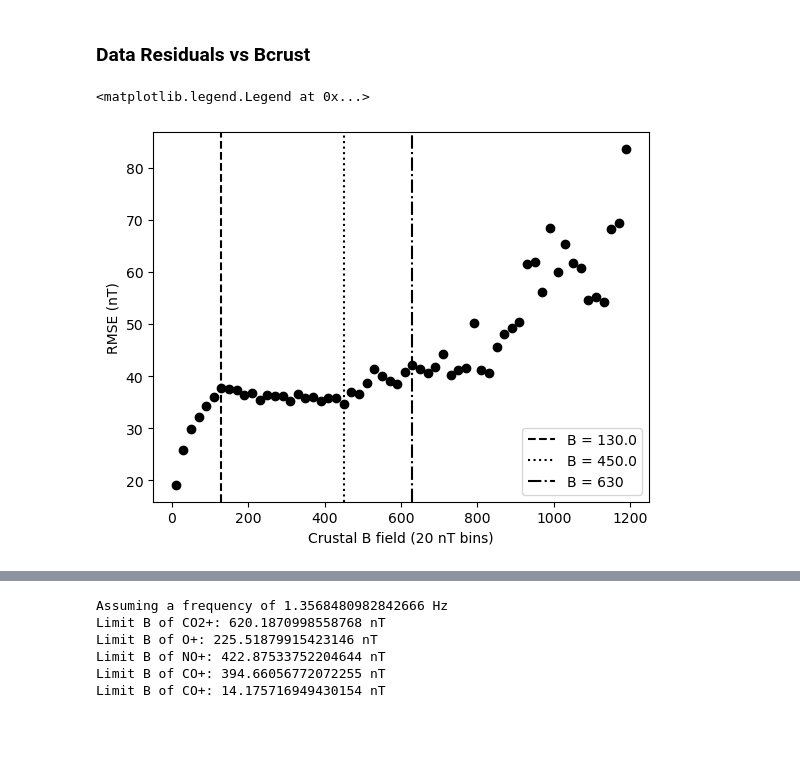
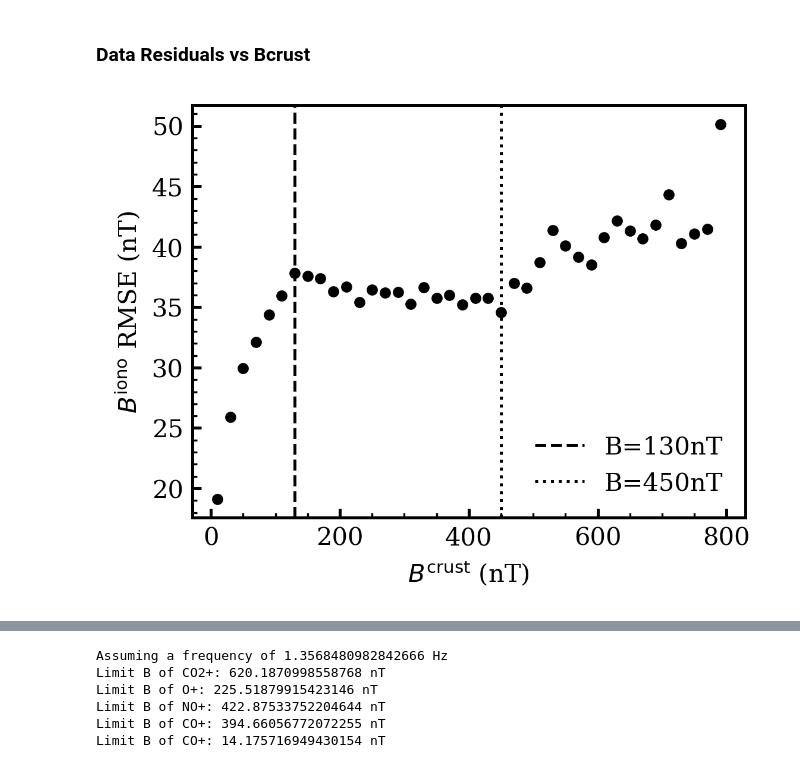
Before and after one commit to TimotheeDelcourt/mars_currents_pinn, a Jupyter notebook: scripts/playground.ipynb, the cells around one changed output, grey strips where cells are left out. Cells and saved outputs as stored; diff of their text form; code cells hidden in the pictures; blank space fills up the shorter version.

```diff
--- a/scripts/playground.ipynb
+++ b/scripts/playground.ipynb
@@ -403,0 +607,22 @@ Computing bins
+# %%
+component_str = 'altitude'
+component_col = 0
+unit = 'km'
+day_side = False
+component = []
+res = []
+step = 10
+for season_i,season in enumerate(['spring','summer','autumn','winter']):
+    component_i, res_i = prepare_component_and_res(component_col, season,day_side)
+    component.append(component_i)
+    res.append(res_i)
+component = np.concatenate(component)
+res = np.concatenate(res)
+
+comp_min, comp_max = min(component), max(component)
+bins = np.arange(comp_min,comp_max+step,step)
+mses = []
+print('Computing bins')
+for i in range(len(bins)-1):
+    bin_mask = (component >= bins[i]) & (component < bins[i+1])
+    mses.append(np.sqrt(np.mean(res[bin_mask]**2)))
@@ -558,7 +916,7 @@ for season in ['autumn', 'winter', 'spring', 'summer']:
 # compute the residuals
 def prepare_B_crust_and_res(season = 'summer',alt_max=None,day_side=False):
 
-    condition = get_condition(season)
+    condition = get_seasons_condition(season)
     observation_mso = torch.load('data/observation_mso.pt')[condition]
     crustal_field_mso = torch.load('data/crustal_field_mso.pt')[condition]
     target = observation_mso - crustal_field_mso
@@ -617,35 +975,37 @@ res = np.concatenate(res)
 # %%
 # Residuals vs B_crust seasons merged, part 2
 # alt_max = 150
 step = 20
-b_max = 1200#max(B_crust)
+b_max = 800#max(B_crust)
 B_bins = np.arange(0,b_max+step,step)
 B_mses = []
 for i in range(len(B_bins)-1):
     bin_mask = (B_crust >= B_bins[i]) & (B_crust < B_bins[i+1])
     B_mses.append(np.sqrt(np.mean(res[bin_mask]**2)))
 
 plt.figure()
 # plt.grid()
 # plt.plot(B_bins[:-1]+step/2, B_mses,label=season, color='k')
 plt.scatter(B_bins[:-1]+step/2, B_mses, color='k')
-plt.xlabel(f'Crustal B field ({step} nT bins)')
-plt.ylabel('RMSE (nT)')
-plt.axvline(x=B_bins[6]+step/2, color='k', linestyle='--',label=f'B = {B_bins[6]+step/2:.1f}')
-plt.axvline(x=B_bins[22]+step/2, color='k', linestyle=':',label=f'B = {B_bins[22]+step/2:.1f}')
-plt.axvline(x=630, color='k', linestyle='-.',label=f'B = {630}')
+# plt.xlabel(r'Crustal field intensity $B^\text{crust}$ (nT)')
+# plt.ylabel(r'Induced field $B^\text{iono}$ RMSE (nT)')
+plt.xlabel(r'$B^\text{crust}$ (nT)')
+plt.ylabel(r'$B^\text{iono}$ RMSE (nT)')
+plt.axvline(x=B_bins[6]+step/2, color='k', linestyle='--',label=f'B={int(B_bins[6]+step/2)}nT')
+plt.axvline(x=B_bins[22]+step/2, color='k', linestyle=':',label=f'B={int(B_bins[22]+step/2)}nT')
+# plt.axvline(x=630, color='k', linestyle='-.',label=f'B = {630}')
 plt.legend()
-# plt.xlim(0,250)
-# plt.savefig(f'figures/residuals/RMSEvsBcrust_v2.png', dpi=300)
+# plt.xlim(right=800)
+# plt.ylim(top=60)
+plt.savefig(f'figures/residuals/RMSEvsBcrust_v4_black.pdf')#, dpi=300)
 
 # plt.figure()
 # plt.hist(B_crust, bins=B_bins, color='lightgray', alpha=0.5, density=False,log=True)
 # plt.xlabel('B bins (nT)')
 # plt.ylabel('Density')
 # plt.show()
 # %% [output]
-<matplotlib.legend.Legend at 0x...>
-[figure, old version]
+[figure, new version]
 # %%
 # elementary mass
 m_e = 9.11e-31  # kg
```
Also changed, not shown: parts of 30 cells of this notebook, 21 other files.
